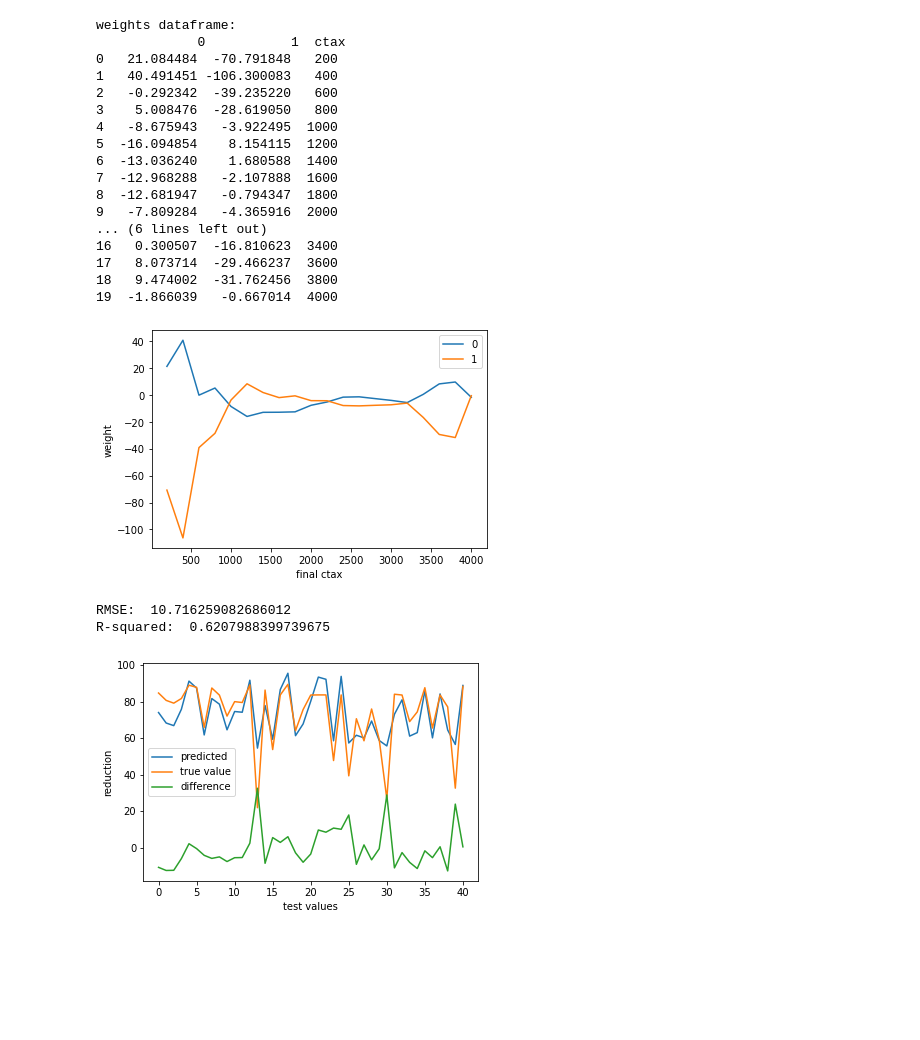
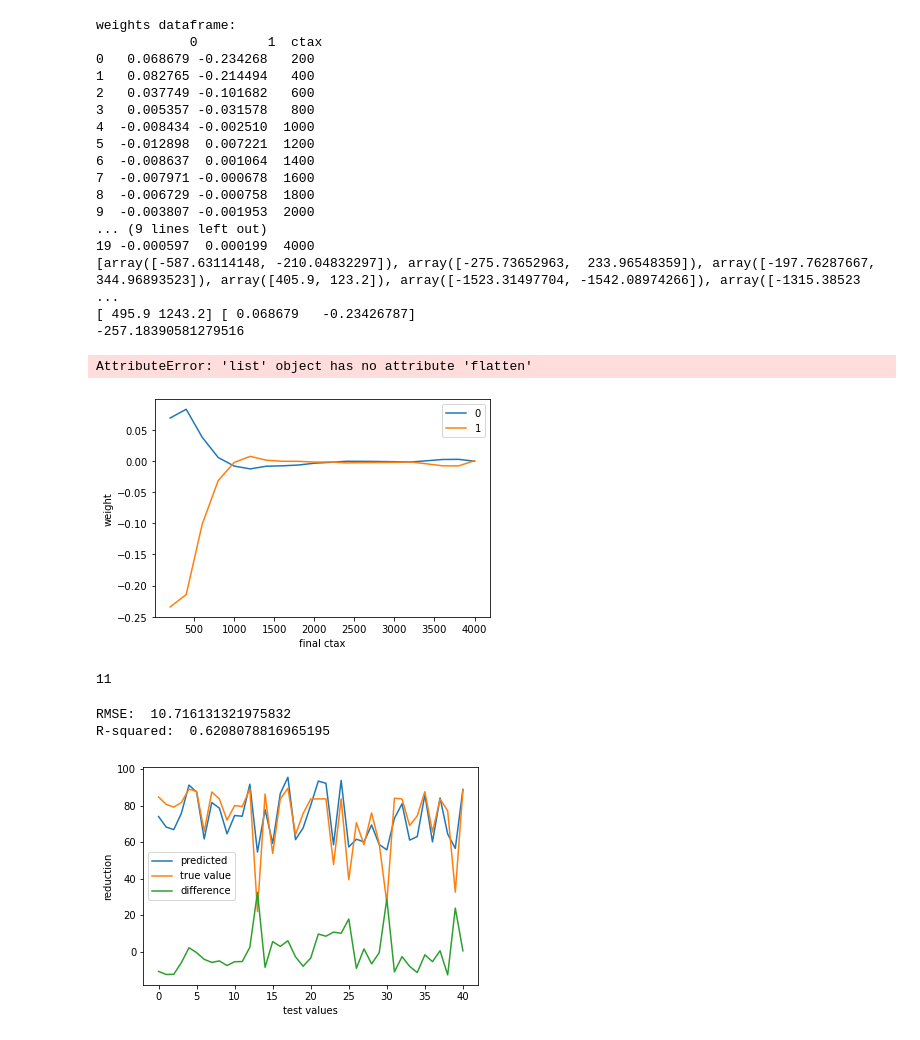
Before and after one commit to TVHTE/PBL_Code, a Jupyter notebook: Emulator/main.ipynb, the cells around one changed output. Cells and saved outputs as stored; diff of their text form; code cells hidden in the pictures; blank space fills up the shorter version.

```diff
--- a/Emulator/main.ipynb
+++ b/Emulator/main.ipynb
@@ -38,8 +39,8 @@ load data
 
 PATH = 'C:/Users/toonv/Documents/PBL/Data/cost curves/'
 FILENAME_LIN = 'costcurve_co2_linear.dat'
-FILENAME_CUBIC = 'costcurve_co2_linear.dat'
-FILENAME_CUBICROOT = 'costcurve_co2_linear.dat'
+FILENAME_CUBIC = 'costcurve_co2_cubic.dat'
+FILENAME_CUBICROOT = 'costcurve_co2_cubicroot.dat'
 
 df_linear = pd.read_table(PATH + FILENAME_LIN,
                           skiprows = [0,1,2], sep = ',', names = list(range(1,27)), index_col=False)
@@ -49,3 +50,8 @@ df_cubic = pd.read_table(PATH + FILENAME_CUBIC,
 
 df_cubicroot = pd.read_table(PATH + FILENAME_CUBICROOT,
                           skiprows = [0,1,2], sep = ',', names = list(range(1,27)), index_col=False)
+
+df_combined = pd.concat([df_linear, df_cubic, df_cubicroot])
+df_cubic_cubicroot = pd.concat([df_cubic, df_cubicroot])
+
+df_linear.tail()
@@ -92,51 +106,66 @@ root_paths.tail()
 # %%
 """
 train prepared dataframe
 
 input: ctax paths with reduction
 
 output: trained dataset
 """
 
 reload(emulate)
 
-# only for this emulator we use combination of paths tot train and test
+# only for this emulator we use combination of paths to train and test
 combi_paths = emulate.combi_df(cubic_paths, root_paths, cubic_reduction, root_reduction)
 
 x = emulate.CtaxRedEmulator(lin_paths, combi_paths)
 
-x.train_ctax_path(10, 200, 2)
+x.train_ctax_path(10, 2)
 
 # do it for all remaining test paths
-cubic_test = []
-root_test = []
+# cubic_test = []
+# root_test = []
 
-for i in range(1, len(root_paths), 2):
+# for i in range(1, len(root_paths), 2):
 
-    cubic_test.append(x.test_ctax_path(root_paths.loc[i]))
-    root_test.append(x.test_ctax_path(cubic_paths.loc[i+1]))
+#     cubic_test.append(x.test_ctax_path(root_paths.loc[i]))
+#     root_test.append(x.test_ctax_path(cubic_paths.loc[i+1]))
+
+x.test_ctax_path(root_paths.loc[1])
 # %% [output]
 weights dataframe:
-             0           1  ctax
-0   21.084484  -70.791848   200
-1   40.491451 -106.300083   400
-2   -0.292342  -39.235220   600
-3    5.008476  -28.619050   800
-4   -8.675943   -3.922495  1000
-5  -16.094854    8.154115  1200
-6  -13.036240    1.680588  1400
-7  -12.968288   -2.107888  1600
-8  -12.681947   -0.794347  1800
-9   -7.809284   -4.365916  2000
-... (6 lines left out)
-16   0.300507  -16.810623  3400
-17   8.073714  -29.466237  3600
-18   9.474002  -31.762456  3800
-19  -1.866039   -0.667014  4000
+            0         1  ctax
+0   0.068679 -0.234268   200
+1   0.082765 -0.214494   400
+2   0.037749 -0.101682   600
+3   0.005357 -0.031578   800
+4  -0.008434 -0.002510  1000
+5  -0.012898  0.007221  1200
+6  -0.008637  0.001064  1400
+7  -0.007971 -0.000678  1600
+8  -0.006729 -0.000758  1800
+9  -0.003807 -0.001953  2000
+... (9 lines left out)
+19 -0.000597  0.000199  4000
+[array([-587.63114148, -210.04832297]), array([-275.73652963,  233.96548359]), array([-197.76287667,  344.96893523]), array([405.9, 123.2]), array([-1523.31497704, -1542.08974266]), array([-1315.38523 ...
+[ 495.9 1243.2] [ 0.068679   -0.23426787]
+-257.18390581279516
+AttributeError: 'list' object has no attribute 'flatten'
-[figure, old version]
+[figure, new version]
+# %%
+x = np.array([1,2])
+y = np.array([3,4])
+
+z = x@y
+z
+# %% [output]
+11
 # %%
-x.train_ctax_MLR()
+reload(emulate)
+
+x.emulate_ctax_MLR()
+
+# x.train_ctax_LR()
 # %% [output]
-RMSE:  10.716259082686012
-R-squared:  0.6207988399739675
+RMSE:  10.716131321975832
+R-squared:  0.6208078816965195
 [figure]
```
Also changed, not shown: parts of 4 cells of this notebook, 10 other files.
